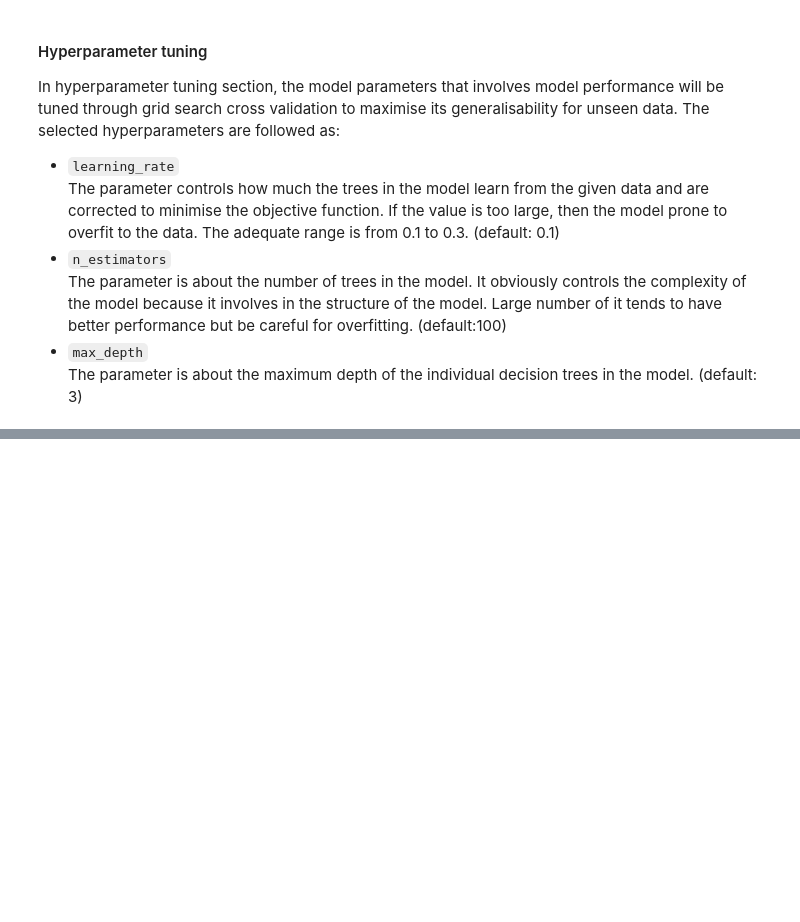
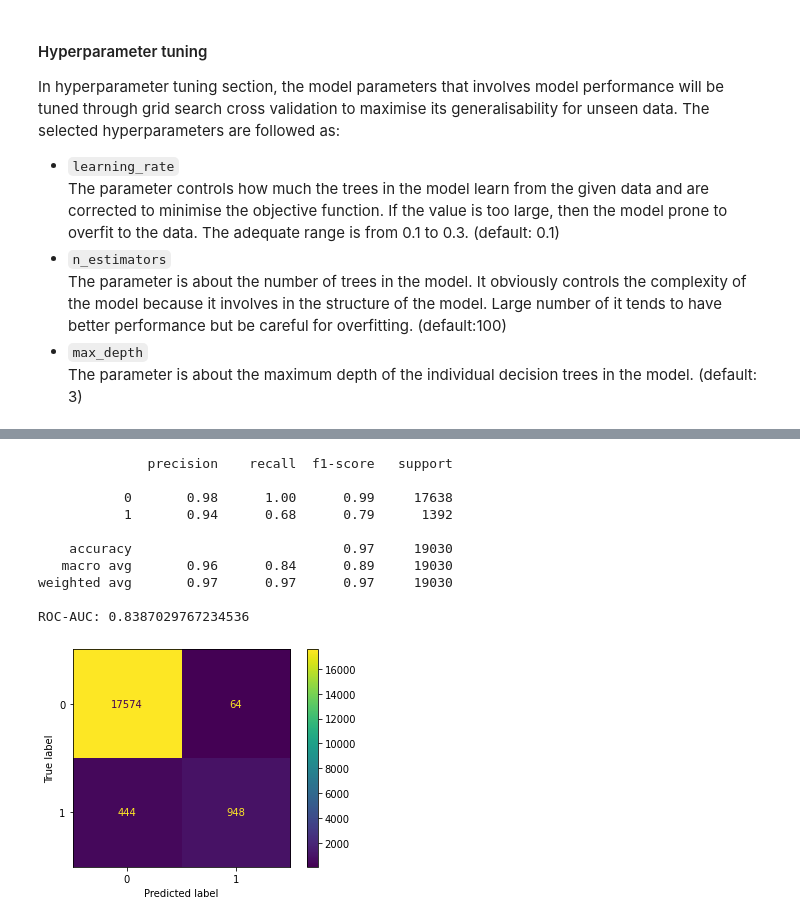
Before and after one commit to eddie8615/ml_bioinfo_hi, a Jupyter notebook: assignment/k21134342_ML_assignment.ipynb, the cells around one changed output, grey strips where cells are left out. Saved outputs shown, nothing was run; the diff lists cells and outputs as text; code cells hidden in the pictures; blank space fills up the shorter version.

```diff
--- a/assignment/k21134342_ML_assignment.ipynb
+++ b/assignment/k21134342_ML_assignment.ipynb
@@ -495,0 +505,15 @@ ROC-AUC: 0.9598214285714286
+# %%
+y_pred = tuned_model.predict(X_train)
+calc_performance(y_train, y_pred)
+# %% [output]
+              precision    recall  f1-score   support
+
+           0       0.98      1.00      0.99     17638
+           1       0.94      0.68      0.79      1392
+
+    accuracy                           0.97     19030
+   macro avg       0.96      0.84      0.89     19030
+weighted avg       0.97      0.97      0.97     19030
+
+ROC-AUC: 0.8387029767234536
+[figure, added]
```
Also changed, not shown: parts of 10 cells of this notebook.
